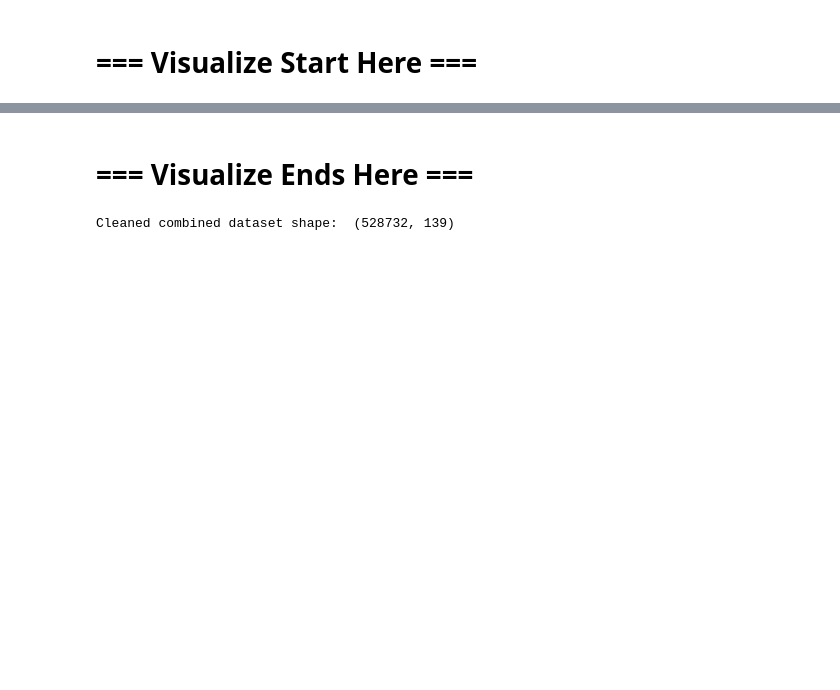
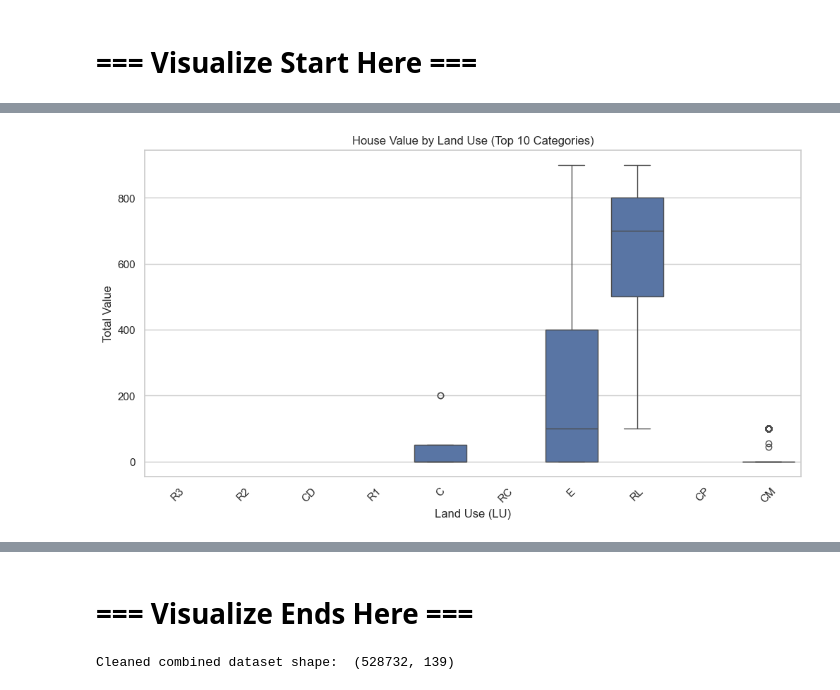
Before and after one commit to HarshaBeth/Boston-Area-Price-and-Crime-Prediction, a Jupyter notebook: backend/notebooks/price_prediction_model.ipynb, the cells around one changed output, grey strips where cells are left out. Cells and saved outputs as stored; diff of their text form; code cells hidden in the pictures; blank space fills up the shorter version.

Commit message:
Hosuing data visualisation done

```diff
--- a/backend/notebooks/price_prediction_model.ipynb
+++ b/backend/notebooks/price_prediction_model.ipynb
@@ -76,3 +76,6 @@ Name: count, dtype: int64
 print(f"Null Values: {combined_price_data['TOTAL_VALUE'].isna().sum()}")
 # %% [output]
 Null Values: 1041187
+# %%
+clean_combined_price_data = combined_price_data.dropna(subset=["TOTAL_VALUE"])
+print("Cleaned combined dataset shape: ", clean_combined_price_data.shape)
@@ -79,2 +105,7 @@ Null Values: 1041187
 # %% [markdown]
 # === Visualize Start Here ===
+# %%
+import matplotlib.pyplot as plt
+import seaborn as sns
+
+sns.set_theme(style="whitegrid")
@@ -80,0 +137,13 @@ Null Values: 1041187
+# %%
+plt.figure(figsize=(12,6))
+top_lu = clean_combined_price_data["LU"].value_counts().head(10).index
+subset = clean_combined_price_data[clean_combined_price_data["LU"].isin(top_lu)]
+
+sns.boxplot(x="LU", y="TOTAL_VALUE", data=subset)
+plt.title("House Value by Land Use (Top 10 Categories)")
+plt.xlabel("Land Use (LU)")
+plt.ylabel("Total Value")
+plt.xticks(rotation=45)
+plt.show()
+# %% [output]
+[figure, added]
```
Also changed, not shown: parts of 8 cells of this notebook.
